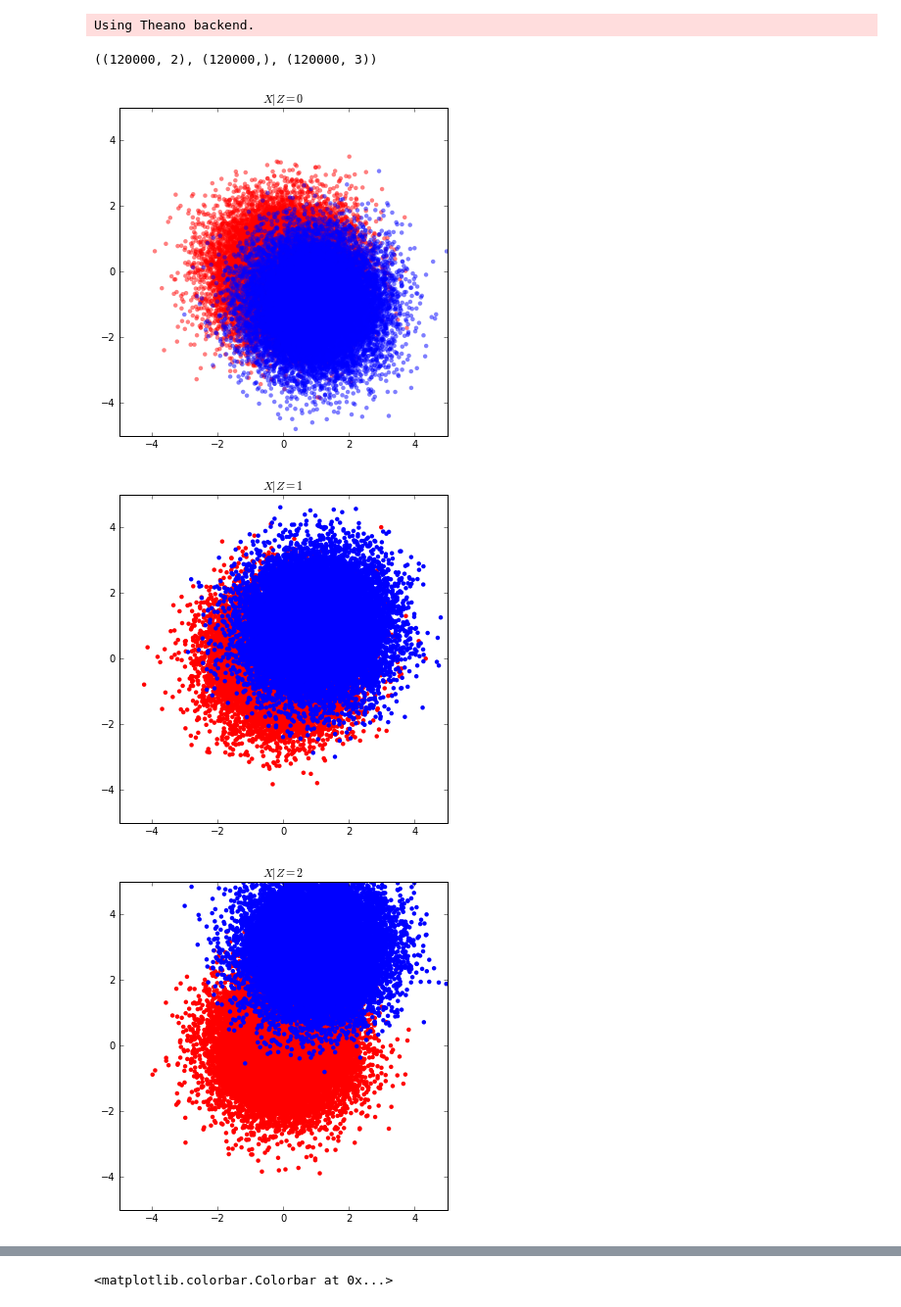
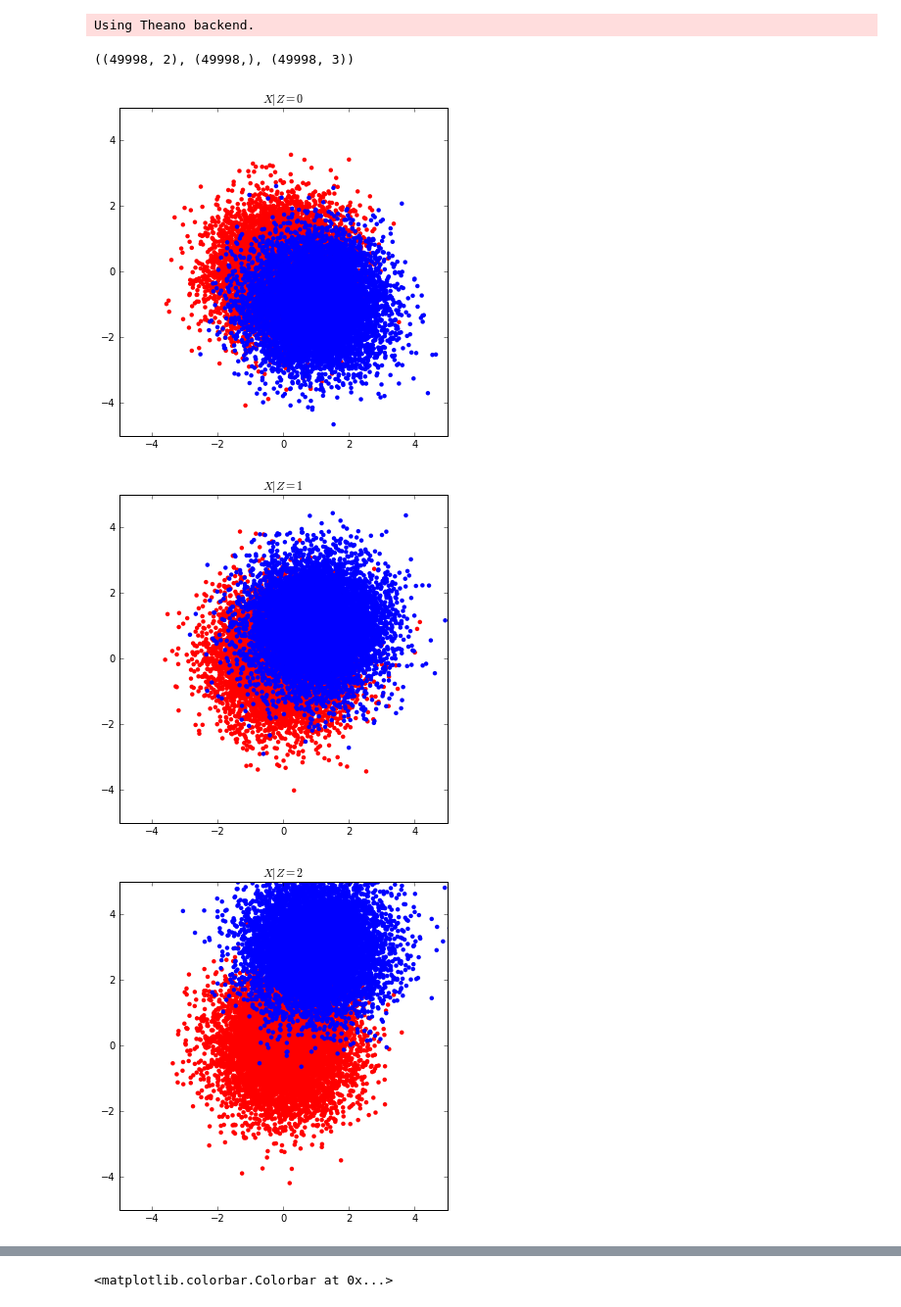
Before and after one commit to glouppe/paper-learning-to-pivot, a Jupyter notebook: code/Toy.ipynb, the cells around one changed output, grey strips where cells are left out. Shown at 98% size. Drawn from its saved outputs; the diff is of its cells as text; code cells hidden in the pictures.

```diff
--- a/code/Toy.ipynb
+++ b/code/Toy.ipynb
@@ -17,17 +17,21 @@ q_full = Mixture(components=[q0, q1, q2])
 # %%
 from keras.utils import np_utils
 
-n_samples = 20000
+n_samples = 50000
+n_samples //= (2 * 3)
 
-X0 = np.vstack([p.rvs(n_samples), q0.rvs(n_samples)])
+X0 = np.vstack([p.rvs(n_samples),
+                q0.rvs(n_samples)])
 y0 = np.zeros(len(X0))
 y0[len(X0) // 2:] = 1
 
-X1 = np.vstack([p.rvs(n_samples), q1.rvs(n_samples)])
+X1 = np.vstack([p.rvs(n_samples),
+                q1.rvs(n_samples)])
 y1 = np.zeros(len(X1))
 y1[len(X1) // 2:] = 1
 
-X2 = np.vstack([p.rvs(n_samples), q2.rvs(n_samples)])
+X2 = np.vstack([p.rvs(n_samples),
+                q2.rvs(n_samples)])
 y2 = np.zeros(len(X2))
 y2[len(X2) // 2:] = 1
 
@@ -43,36 +47,36 @@ Using Theano backend.
 # %%
 X.shape, y.shape, z.shape
 # %% [output]
-((120000, 2), (120000,), (120000, 3))
+((49998, 2), (49998,), (49998, 3))
 # %%
 plt.title("$X|Z=0$")
-plt.scatter(X0[y0==0, 0], X0[y0==0, 1], c="r", marker="o", edgecolors="none", alpha=0.5)
-plt.scatter(X0[y0==1, 0], X0[y0==1, 1], c="b", marker="o", edgecolors="none", alpha=0.5)
+plt.scatter(X0[y0==0, 0], X0[y0==0, 1], c="r", marker="o", edgecolors="none")
+plt.scatter(X0[y0==1, 0], X0[y0==1, 1], c="b", marker="o", edgecolors="none")
 plt.xlim(-5, 5)
 plt.ylim(-5, 5)
 plt.show()
 
 plt.title("$X|Z=1$")
 plt.scatter(X1[y1==0, 0], X1[y1==0, 1], c="r", marker="o", edgecolors="none")
 plt.scatter(X1[y1==1, 0], X1[y1==1, 1], c="b", marker="o", edgecolors="none")
 plt.xlim(-5, 5)
 plt.ylim(-5, 5)
 plt.show()
 
 plt.title("$X|Z=2$")
 plt.scatter(X2[y2==0, 0], X2[y2==0, 1], c="r", marker="o", edgecolors="none")
 plt.scatter(X2[y2==1, 0], X2[y2==1, 1], c="b", marker="o", edgecolors="none")
 plt.xlim(-5, 5)
 plt.ylim(-5, 5)
 plt.show()
 
 plt.title("$X|Z=0,1,2$")
 plt.scatter(X[y==0, 0], X[y==0, 1], c="r", marker="o", edgecolors="none")
 plt.scatter(X[y==1, 0], X[y==1, 1], c="b", marker="o", edgecolors="none")
 plt.xlim(-5, 5)
 plt.ylim(-5, 5)
 plt.show()
 # %% [output]
-[figure, old version]
+[figure, new version]
-[figure, old version]
+[figure, new version]
-[figure, old version]
+[figure, new version]
```
Also changed, not shown: parts of 37 cells of this notebook, 7 other files.
